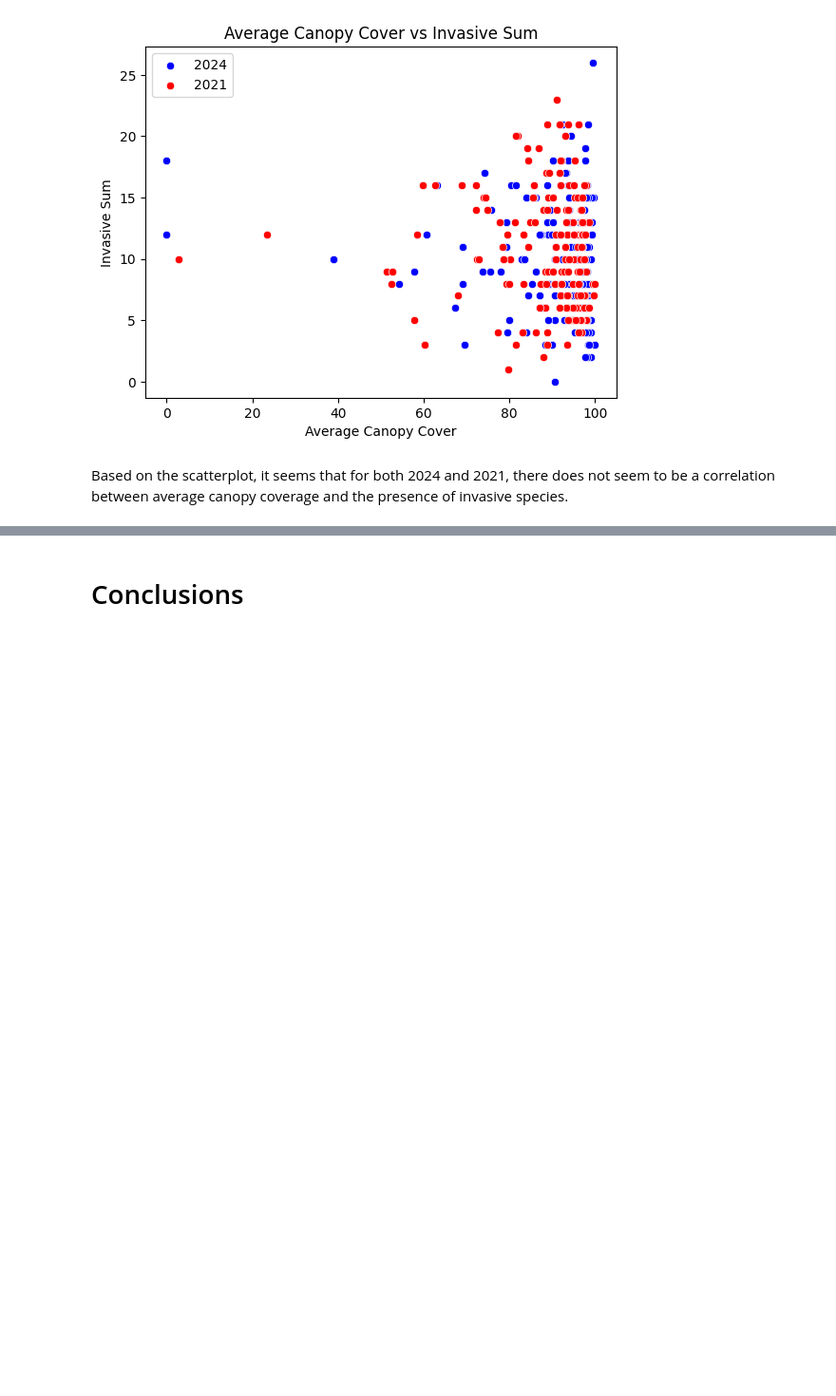
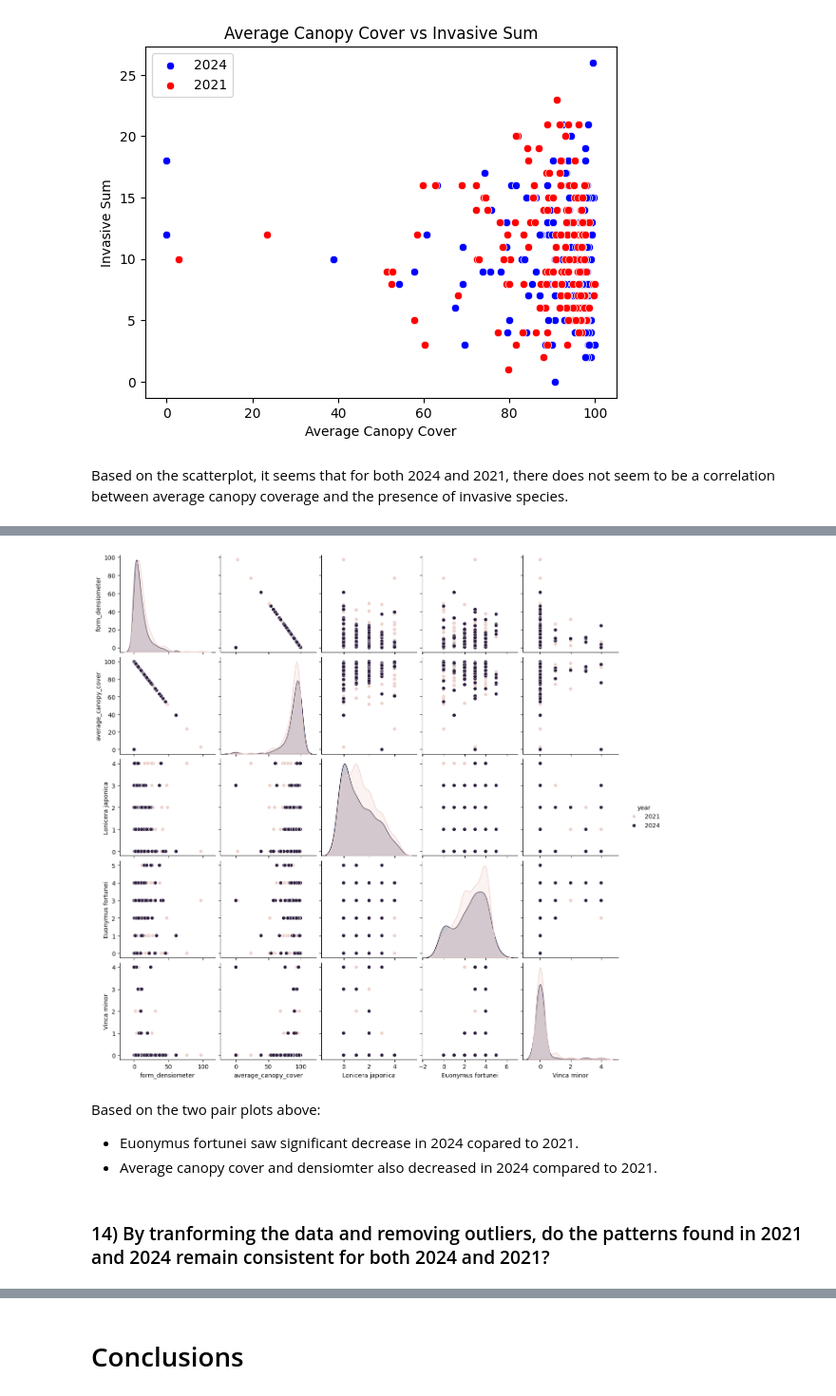
Before and after one commit to Graviton12/CS-430-Group-Project, a Jupyter notebook: Cherokee_Park_2024_and_2021_EDA.ipynb, the cells around one changed output, grey strips where cells are left out. Shown at 95% size. Drawn from its saved outputs; the diff is of its cells as text; code cells hidden in the pictures; blank space fills up the shorter version.

```diff
--- a/Cherokee_Park_2024_and_2021_EDA.ipynb
+++ b/Cherokee_Park_2024_and_2021_EDA.ipynb
@@ -697,0 +766,34 @@ Based on the scatterplot, it seems that for both 2024 and 2021, there does not s
+# %%
+
+# Add a year column to each dataframe to differentiate the years
+invasive_data_2021['year'] = 2021
+invasive_data_2024['year'] = 2024
+
+# Select the same columns from both datasets
+columns_of_interest = ['form_densiometer','average_canopy_cover',
+                       'Lonicera japonica', 'Euonymus fortunei', 'Vinca minor']
+
+# Subset both datasets with the same columns
+df_2021_clean = invasive_data_2021[columns_of_interest + ['year']].apply(pd.to_numeric, errors='coerce')
+df_2024_clean = invasive_data_2024[columns_of_interest + ['year']].apply(pd.to_numeric, errors='coerce')
+
+# Concatenate the two dataframes
+df_combined = pd.concat([df_2021_clean, df_2024_clean])
+
+# Drop rows with missing data
+df_combined = df_combined.dropna()
+
+# Drop duplicate rows
+df_combined = df_combined.drop_duplicates()
+
+# Create a pairplot and color it by the 'year' column
+sns.pairplot(df_combined, hue='year')
+plt.show()
+# %% [output]
+[figure, added]
+# %% [markdown]
+Based on the two pair plots above:
+* Euonymus fortunei saw significant decrease in 2024 copared to 2021.
+* Average canopy cover and densiomter also decreased in 2024 compared to 2021.
+# %% [markdown]
+### 14) By tranforming the data and removing outliers, do the patterns found in 2021 and 2024 remain consistent for both 2024 and 2021?
```
Also changed, not shown: parts of 14 cells of this notebook.
